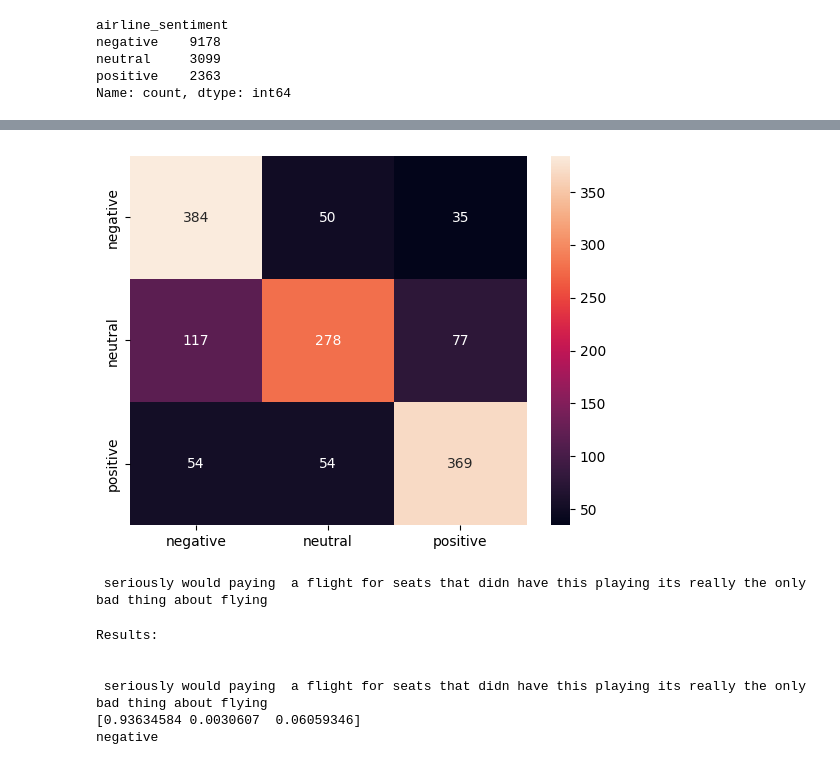
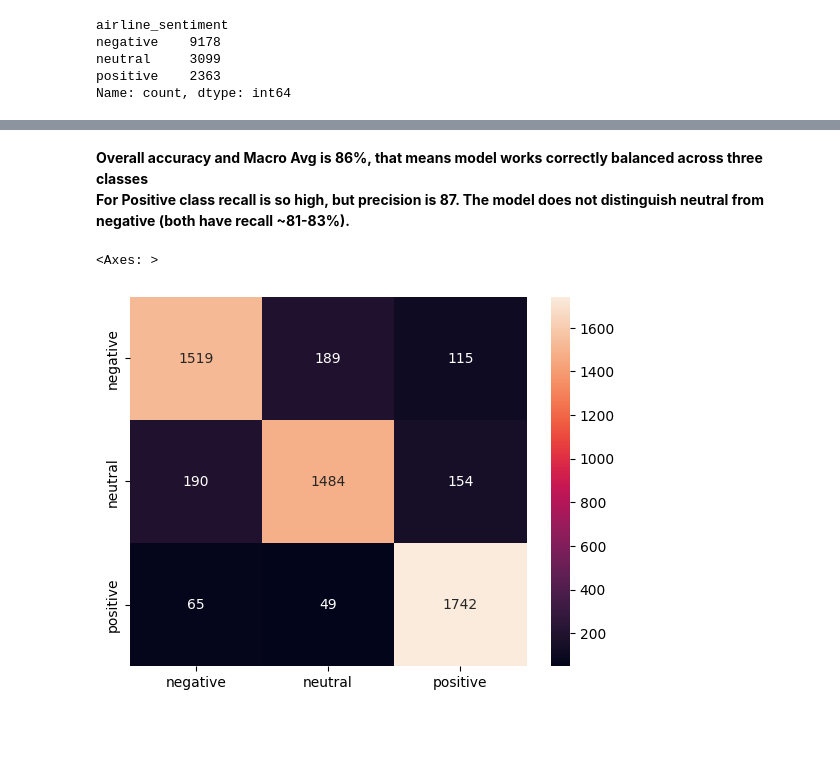
Before and after one commit to Mortti11/Advanced_Machine_Learning, a Jupyter notebook: NLP/Naive-Bayes-classification.ipynb, the cells around one changed output, grey strips where cells are left out. Drawn from its saved outputs; the diff is of its cells as text; code cells hidden in the pictures; blank space fills up the shorter version.

```diff
--- a/NLP/Naive-Bayes-classification.ipynb
+++ b/NLP/Naive-Bayes-classification.ipynb
@@ -143,4 +134,4 @@ X = vectorizer.fit_transform(X)
 # %%
-# Create a RandomUnderSampler object
-rus = RandomUnderSampler(random_state=0)
-X, y = rus.fit_resample(X, y)
+# using the RandomUnderSampler to balance
+ros = RandomOverSampler(random_state=42)
+X, y = ros.fit_resample(X, y)
@@ -166,13 +167,12 @@ Name: count, dtype: int64
 # %%
-model = MultinomialNB()
+model = ComplementNB()
 # %%
 param_grid = {
-    'alpha': [0.001, 0.01, 0.1, 0.25, 0.5, 0.75, 1.0, 5.0],
+    'alpha': [0.01, 0.1, 0.25, 0.5, 0.75, 1.0, 5.0, 7, 10.0],
     'fit_prior': [True, False]
 }
 
-
-# Configure and run grid search
+# Grid search
 grid_search = GridSearchCV(
     estimator=model,
     param_grid=param_grid,
@@ -191,5 +191,5 @@ Best parameters: {'alpha': 0.5, 'fit_prior': True}
 # %%
-model = MultinomialNB(alpha=0.5, fit_prior=True)
+model = ComplementNB(alpha=0.1, fit_prior=True)
 
 model.fit(X_train, y_train)
 # %% [output]
@@ -213,6 +215,8 @@ weighted avg       0.73      0.73      0.72      1418
+# %% [markdown]
+**Overall accuracy and Macro Avg is 86%, that means model works correctly balanced across three classes**<br>
+**For Positive class recall is so high, but precision is 87. The model does not distinguish neutral from negative (both have recall ~81-83%).**
 # %%
-cm = confusion_matrix(y_test, predictions, labels=model.classes_)
-sns.heatmap(cm, annot=True, fmt='d', xticklabels=model.classes_, yticklabels=model.classes_)
-plt.show()
+sns.heatmap(confusion_matrix(y_test, predictions, labels=model.classes_), annot=True, fmt='d', xticklabels=model.classes_, yticklabels=model.classes_)
 # %% [output]
+<Axes: >
-[figure, old version]
+[figure, new version]
@@ -224,5 +222,0 @@ sample_message = [' seriously would payling  a flight for seats that didnt have
-# %%
-sample_message = TextBlob(sample_message[0]).correct().string
-print(sample_message)
-# %% [output]
- seriously would paying  a flight for seats that didn have this playing its really the only bad thing about flying
@@ -233,28 +222,0 @@ results = model.predict_proba(processed_text)
-# %%
-print('Results:')
-print()
-
-# Define labels using the classes from the model
-labels = model.classes_
-
-# amount of the test messages above
-amount = len(results)
-
-# loop through each message
-for index in range(amount):
-	row = results[index]
-	result = np.argmax(row)
-	result_text = labels[result]
-
-	print()
-	print(sample_message)
-	print(row.astype(float))
-	print(result_text)
-	print()
-# %% [output]
-Results:
-
-
- seriously would paying  a flight for seats that didn have this playing its really the only bad thing about flying
-[0.93634584 0.0030607  0.06059346]
-negative
```
Also changed, not shown: parts of 31 cells of this notebook, 8 other files.
